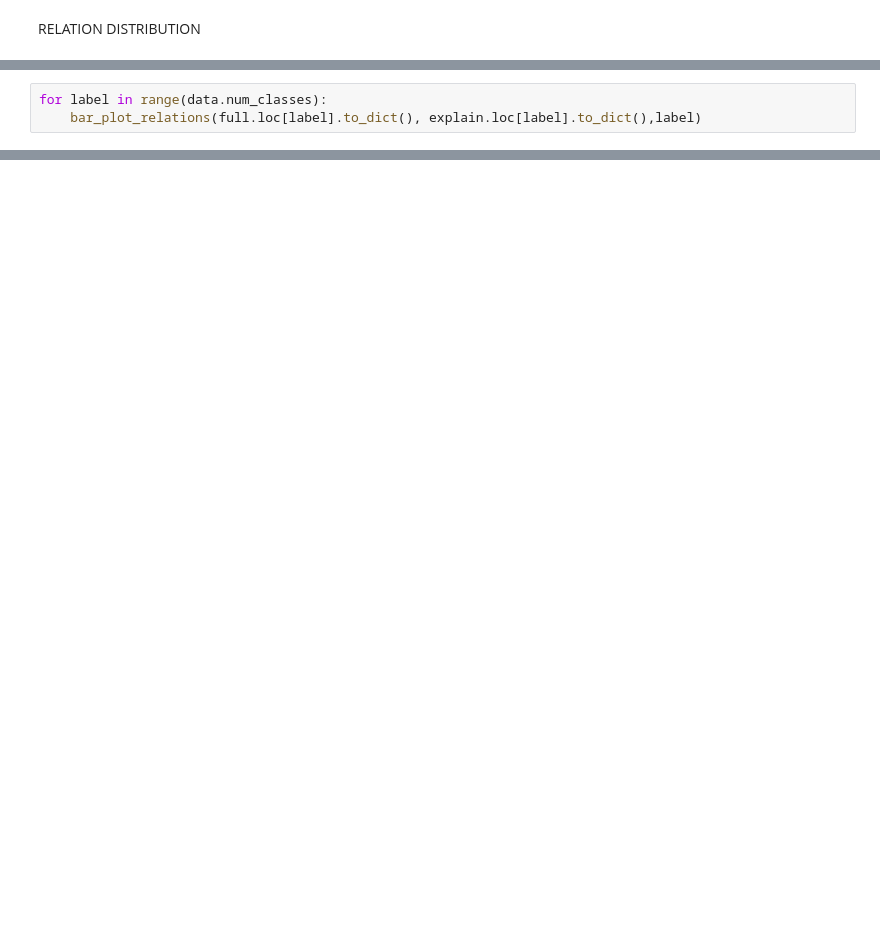
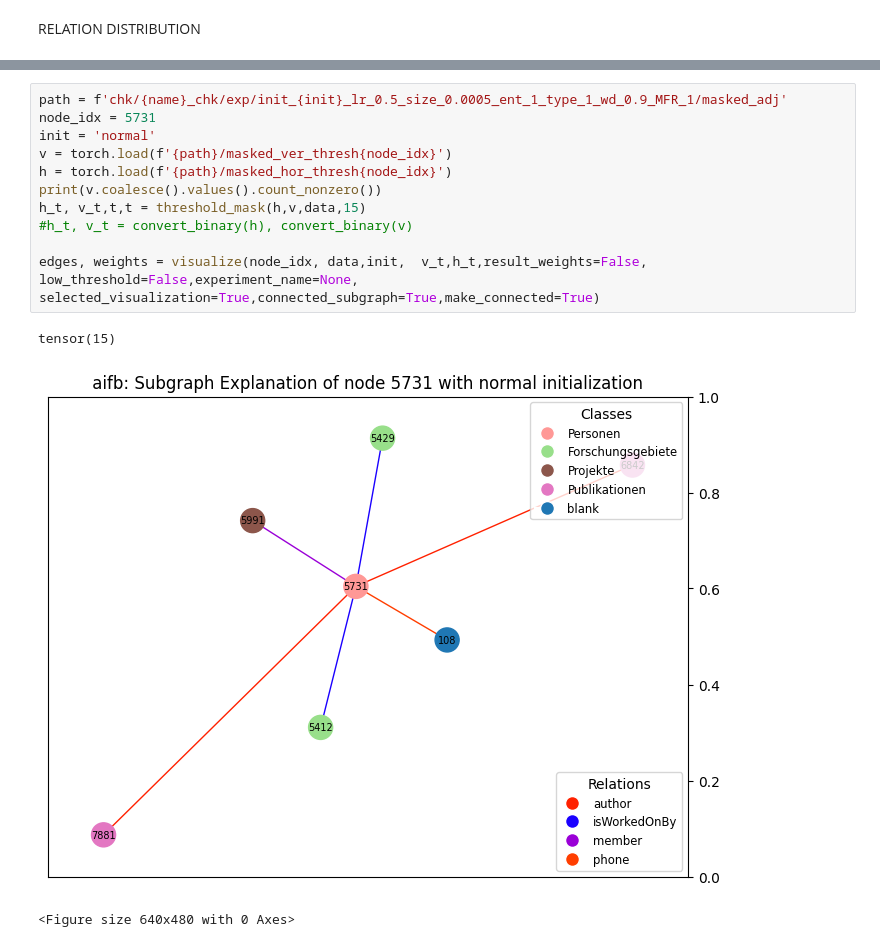
Before and after one commit to traopia/RGCN-Explainer, a Jupyter notebook: RGCN_stuff/result_analysis.ipynb, the cells around one changed output, grey strips where cells are left out. Cells and saved outputs as stored; diff of their text form; blank space fills up the shorter version.

```diff
--- a/RGCN_stuff/result_analysis.ipynb
+++ b/RGCN_stuff/result_analysis.ipynb
@@ -260,3 +257,0 @@ df1
-# %%
-for label in range(data.num_classes):
-    bar_plot_relations(full.loc[label].to_dict(), explain.loc[label].to_dict(),label)
@@ -368,0 +678,15 @@ None
+# %%
+path = f'chk/{name}_chk/exp/init_{init}_lr_0.5_size_0.0005_ent_1_type_1_wd_0.9_MFR_1/masked_adj'
+node_idx = 5731
+init = 'normal'
+v = torch.load(f'{path}/masked_ver_thresh{node_idx}')
+h = torch.load(f'{path}/masked_hor_thresh{node_idx}')
+print(v.coalesce().values().count_nonzero())
+h_t, v_t,t,t = threshold_mask(h,v,data,15)
+#h_t, v_t = convert_binary(h), convert_binary(v)
+
+edges, weights = visualize(node_idx, data,init,  v_t,h_t,result_weights=False, low_threshold=False,experiment_name=None, selected_visualization=True,connected_subgraph=True,make_connected=True)
+# %% [output]
+tensor(15)
+[figure, added]
+<Figure size 640x480 with 0 Axes>
```
Also changed, not shown: parts of 27 cells of this notebook, 5 other files.
